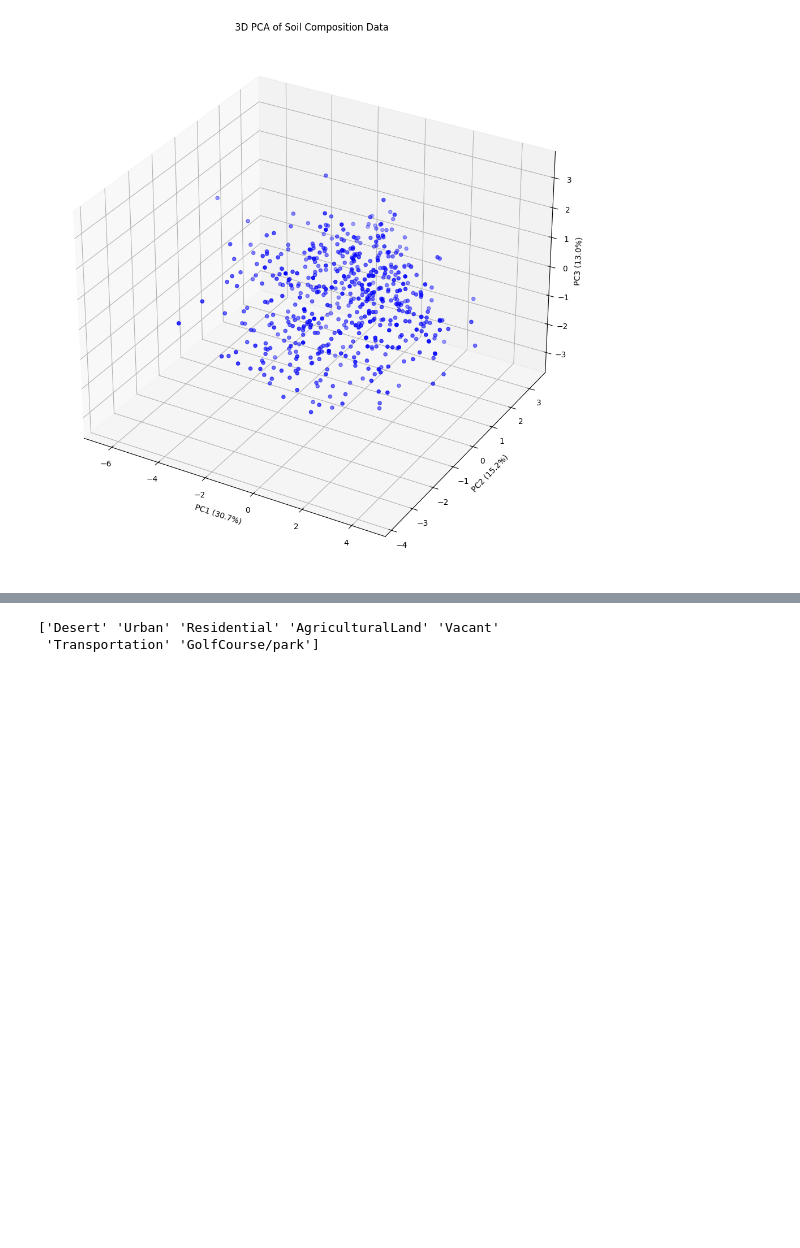
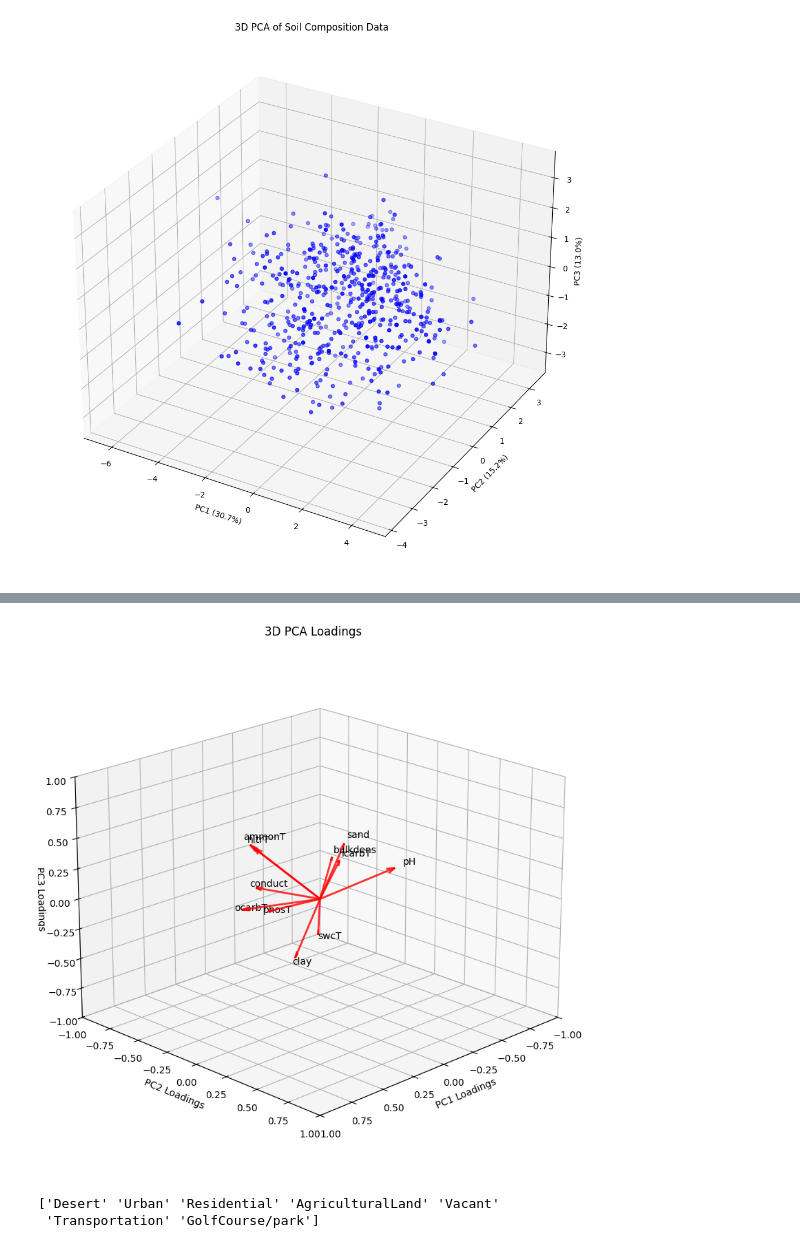
Before and after one commit to sb-boop612/Stinknet-PCA, a Jupyter notebook: PCA(Excluding2023).ipynb, the cells around one changed output, grey strips where cells are left out. Cells and saved outputs as stored; diff of their text form; code cells hidden in the pictures; blank space fills up the shorter version.

```diff
--- a/PCA(Excluding2023).ipynb
+++ b/PCA(Excluding2023).ipynb
@@ -203 +205,41 @@ Z23       2005-04-15   0.465355  0.709860  0.495301     False        Urban
+# %%
+#PCA vector extraction
+loadingsPC1 = loadings[0]
+loadingsPC2 = loadings[1]
+loadingsPC3 = loadings[2]
+
+column_names = ['clay', 'sand', 'ammonT', 'nitrT', 'phosT', 'icarbT', 'ocarbT', 'pH', 'conduct', 'swcT', 'bulkdens']
+
+
+#plot vectors
+fig3 = plt.figure(figsize = (10,10))
+ax3 = fig3.add_subplot(1,1,1, projection = '3d')
+
+for i in range(len(column_names)):
+    ax3.quiver(0,0,0,
+              loadingsPC1[i],
+              loadingsPC2[i],
+              loadingsPC3[i],
+              color='red', alpha=.8, lw=2, arrow_length_ratio=0.1)
+
+    ax3.text(loadingsPC1[i] * 1.1,
+            loadingsPC2[i] * 1.1,
+            loadingsPC3[i] * 1.1,
+            column_names[i],
+            color='black')
+
+ax3.set_xlim([-1,1])
+ax3.set_ylim([-1,1])
+ax3.set_zlim([-1,1])
+
+ax3.set_xlabel('PC1 Loadings')
+ax3.set_ylabel('PC2 Loadings')
+ax3.set_zlabel('PC3 Loadings',labelpad=2)
+ax3.set_title('3D PCA Loadings')
+ax3.view_init(elev=20, azim=45)
+ax3.grid(True)
+
+plt.show()
+# %% [output]
+[figure, added]
 # %%
```
Also changed, not shown: parts of 4 cells of this notebook.
